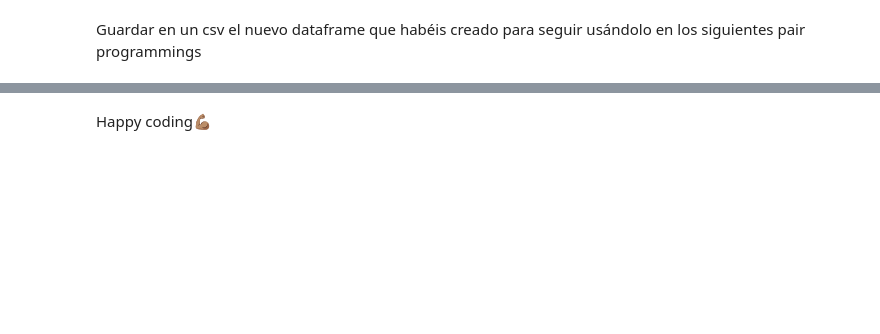
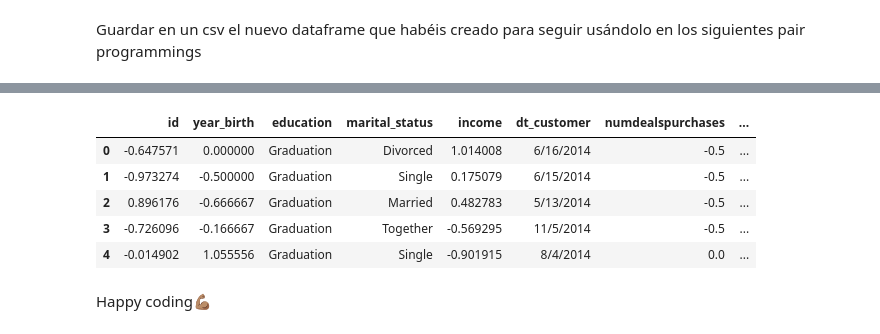
Before and after one commit to Adalab/DA-promo-c-modulo-3-sprint-1-Sila-Silvia, a Jupyter notebook: Leccion-6-Estandarización/Leccion-6-Estandarización.ipynb, the cells around one changed output, grey strips where cells are left out. Drawn from its saved outputs; the diff is of its cells as text; code cells hidden in the pictures; blank space fills up the shorter version.

```diff
--- a/Leccion-6-Estandarización/Leccion-6-Estandarización.ipynb
+++ b/Leccion-6-Estandarización/Leccion-6-Estandarización.ipynb
@@ -223,0 +246,10 @@ Al no realizar ningún cambio en nuestro dataframe, seguiremos trabajando con el
+# %%
+df_robust[numericas_robust.columns] = numericas_robust
+df_robust.head()
+# %% [output]
+|  | id | year_birth | education | marital_status | income | dt_customer | numdealspurchases | ... |
+| 0 | -0.647571 | 0.000000 | Graduation | Divorced | 1.014008 | 6/16/2014 | -0.5 | ... |
+| 1 | -0.973274 | -0.500000 | Graduation | Single | 0.175079 | 6/15/2014 | -0.5 | ... |
+| 2 | 0.896176 | -0.666667 | Graduation | Married | 0.482783 | 5/13/2014 | -0.5 | ... |
+| 3 | -0.726096 | -0.166667 | Graduation | Together | -0.569295 | 11/5/2014 | -0.5 | ... |
+| 4 | -0.014902 | 1.055556 | Graduation | Single | -0.901915 | 8/4/2014 | 0.0 | ... |
```
Also changed, not shown: parts of 5 cells of this notebook, 13 other files.
